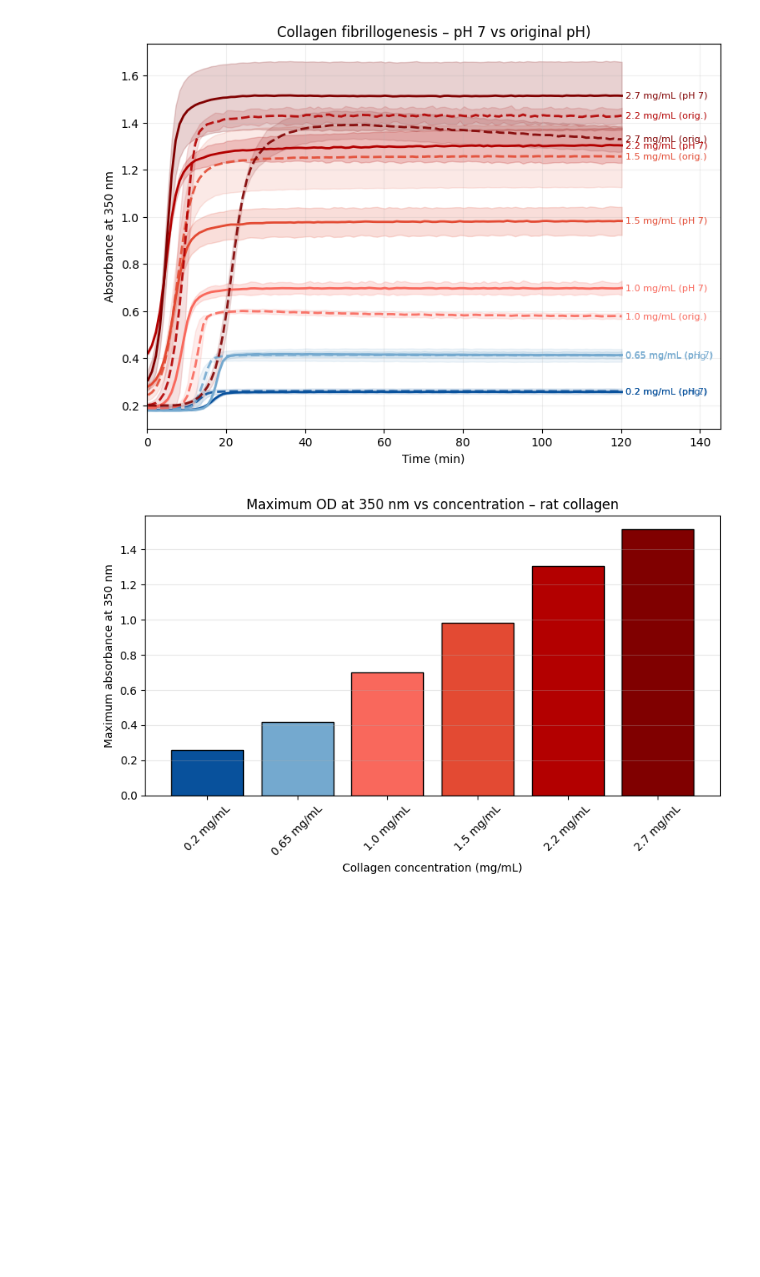
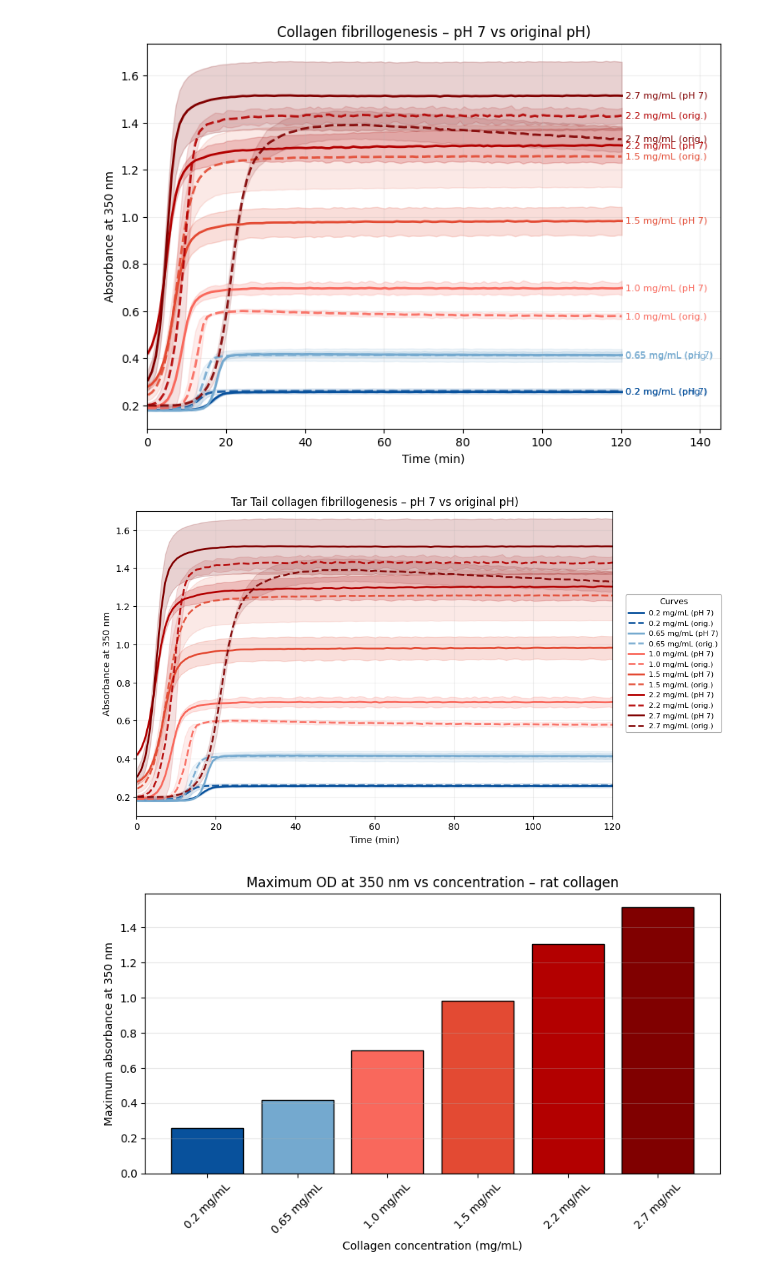
Before and after one commit to Bertaalcolea/Collagen_studies, a Jupyter notebook: Concentraciones_Rat.ipynb, the cells around one changed output. Cells and saved outputs as stored; diff of their text form; code cells hidden in the pictures; blank space fills up the shorter version.

```diff
--- a/Concentraciones_Rat.ipynb
+++ b/Concentraciones_Rat.ipynb
@@ -704,3 +792,11 @@ plot_gel_fixed_colors_endlabels(
+# %%
+plot_gel_fixed_colors_endlabels(
+    df_rat_stats,
+    "Tar Tail collagen fibrillogenesis – pH 7 vs original pH)",
+    color_map_conc
+)
+# %% [output]
+[figure, added]
 # %%
 def plot_ODmax_vs_concentration(df_stats, title, color_map_conc):
 
```
Also changed, not shown: parts of 4 cells of this notebook.
